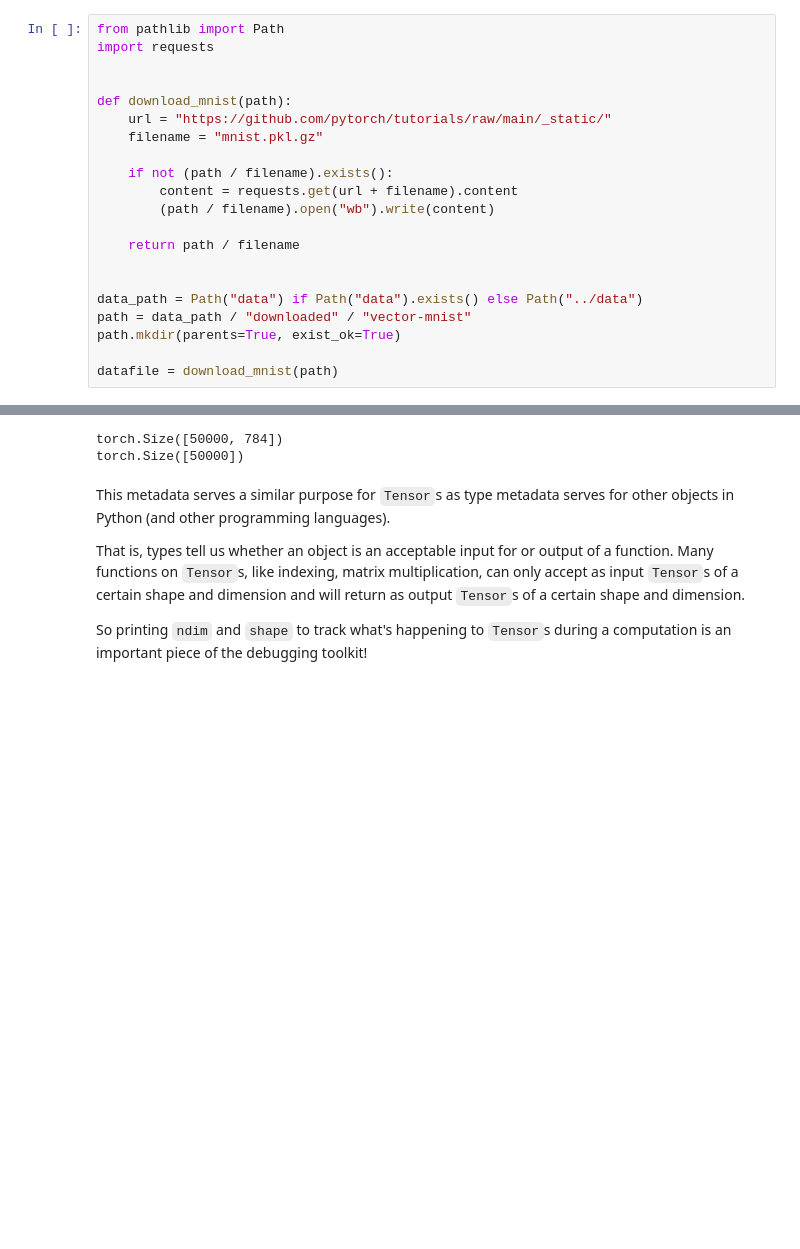
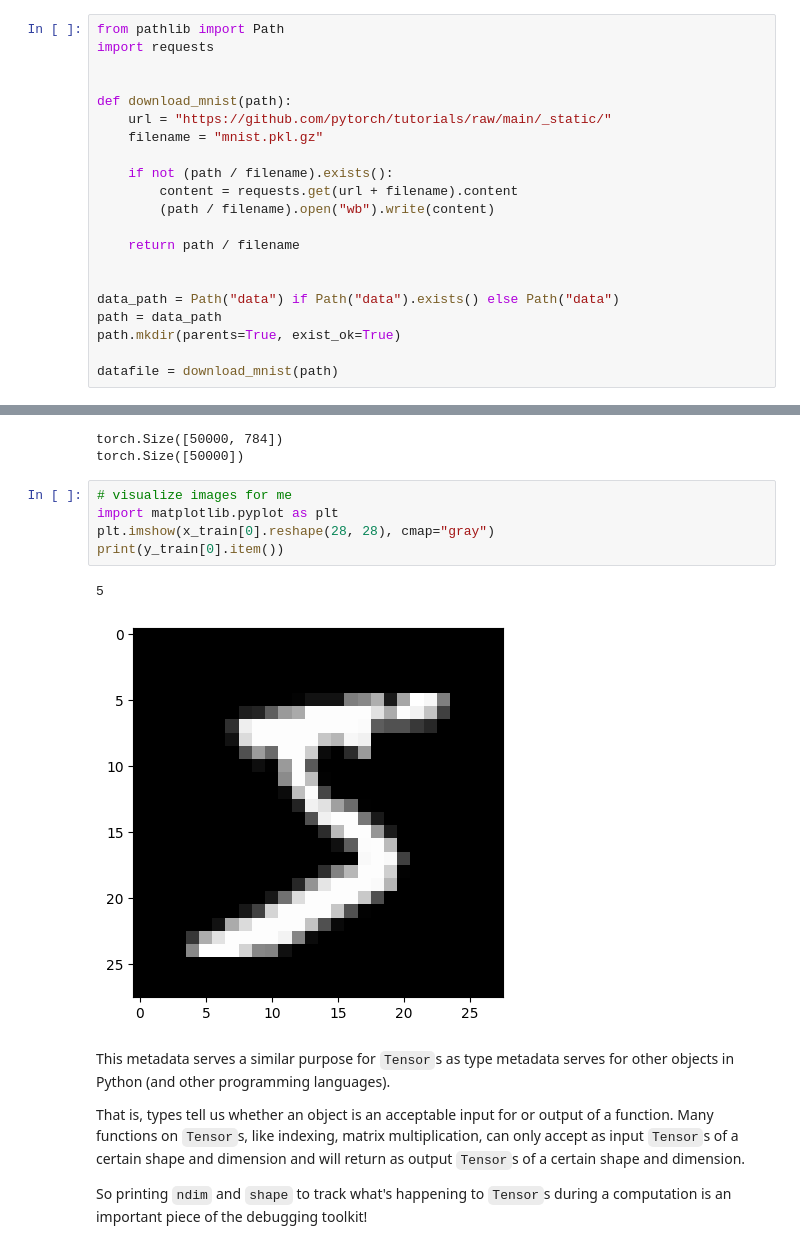
Before and after one commit to XuananLe/MLOps-Practice, a Jupyter notebook: lab01/notebooks/lab01_pytorch.ipynb, the cells around one changed output, grey strips where cells are left out. Cells and saved outputs as stored; diff of their text form; blank space fills up the shorter version.

```diff
--- a/lab01/notebooks/lab01_pytorch.ipynb
+++ b/lab01/notebooks/lab01_pytorch.ipynb
@@ -69,8 +69,8 @@ def download_mnist(path):
     return path / filename
 
 
-data_path = Path("data") if Path("data").exists() else Path("../data")
-path = data_path / "downloaded" / "vector-mnist"
+data_path = Path("data") if Path("data").exists() else Path("data")
+path = data_path
 path.mkdir(parents=True, exist_ok=True)
 
 datafile = download_mnist(path)
@@ -188,6 +189,14 @@ print(y_train.shape)
 # %% [output]
 torch.Size([50000, 784])
 torch.Size([50000])
+# %%
+# visualize images for me
+import matplotlib.pyplot as plt
+plt.imshow(x_train[0].reshape(28, 28), cmap="gray")
+print(y_train[0].item())
+# %% [output]
+5
+[figure, added]
 # %% [markdown]
 This metadata serves a similar purpose for `Tensor`s
 as type metadata serves for other objects in Python
```
Also changed, not shown: parts of 34 cells of this notebook, 9 other files.
